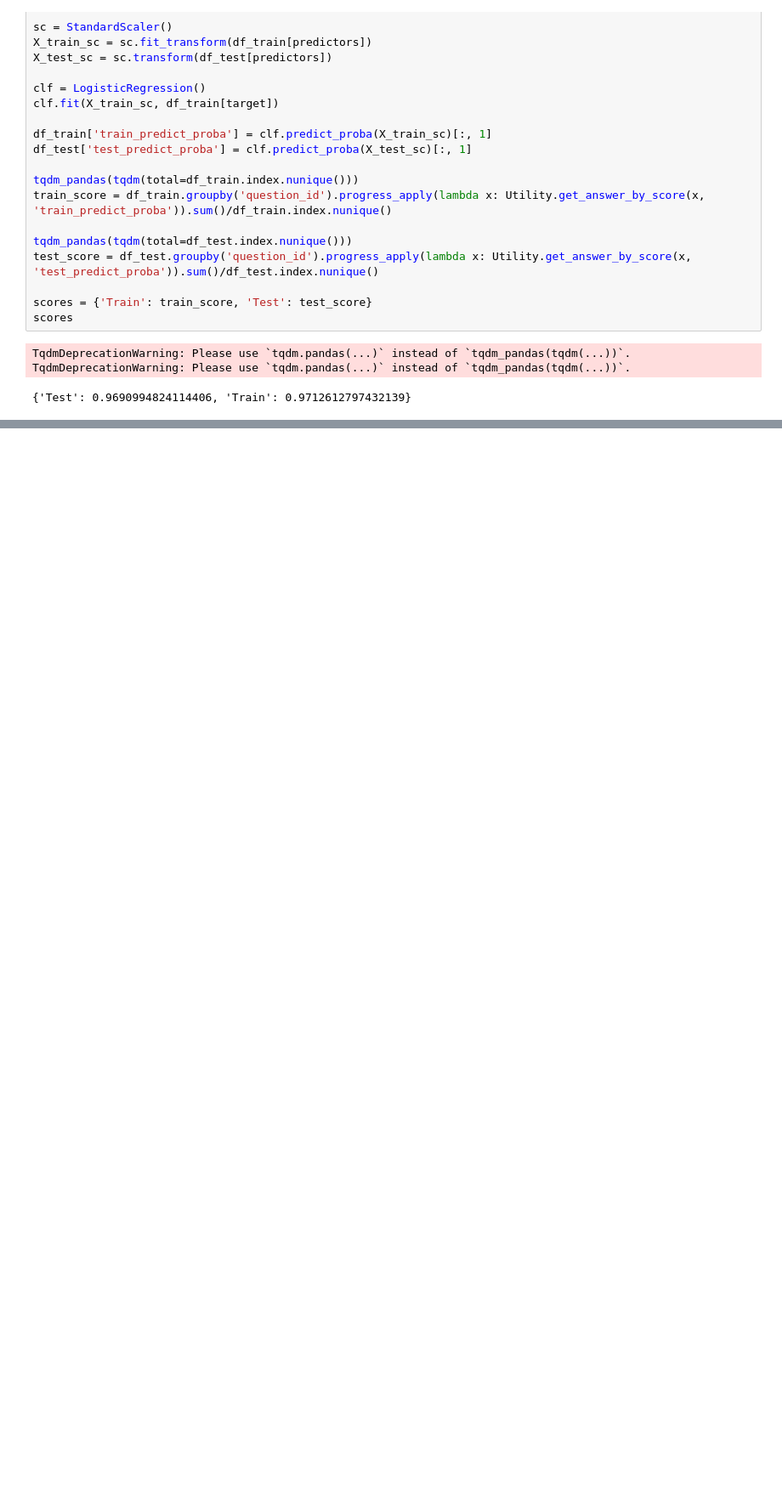
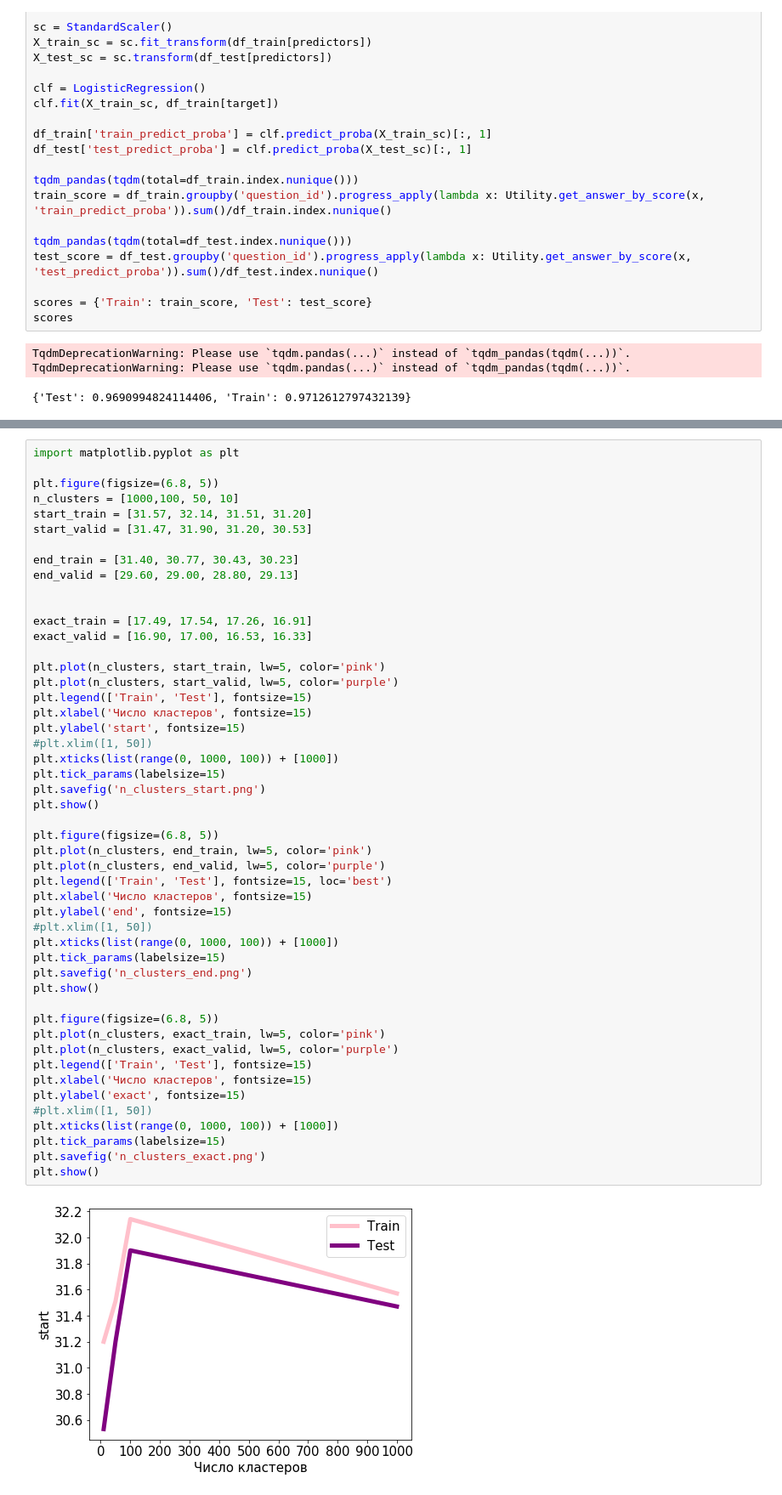
Before and after one commit to soboleva-daria/msu-diploma, a Jupyter notebook: notebooks/main.ipynb, the cells around one changed output, grey strips where cells are left out. Shown at 85% size. Cells and saved outputs as stored; diff of their text form; blank space fills up the shorter version.

```diff
--- a/notebooks/main.ipynb
+++ b/notebooks/main.ipynb
@@ -469,0 +715,51 @@ Index(['bm25f_lem_score', 'bm25f_score', 'doc_number',
+# %%
+import matplotlib.pyplot as plt
+
+plt.figure(figsize=(6.8, 5))
+n_clusters = [1000,100, 50, 10]
+start_train = [31.57, 32.14, 31.51, 31.20]
+start_valid = [31.47, 31.90, 31.20, 30.53]
+
+end_train = [31.40, 30.77, 30.43, 30.23]
+end_valid = [29.60, 29.00, 28.80, 29.13]
+
+
+exact_train = [17.49, 17.54, 17.26, 16.91]
+exact_valid = [16.90, 17.00, 16.53, 16.33]
+
+plt.plot(n_clusters, start_train, lw=5, color='pink')
+plt.plot(n_clusters, start_valid, lw=5, color='purple')
+plt.legend(['Train', 'Test'], fontsize=15)
+plt.xlabel('Число кластеров', fontsize=15)
+plt.ylabel('start', fontsize=15)
+#plt.xlim([1, 50])
+plt.xticks(list(range(0, 1000, 100)) + [1000])
+plt.tick_params(labelsize=15)
+plt.savefig('n_clusters_start.png')
+plt.show()
+
+plt.figure(figsize=(6.8, 5))
+plt.plot(n_clusters, end_train, lw=5, color='pink')
+plt.plot(n_clusters, end_valid, lw=5, color='purple')
+plt.legend(['Train', 'Test'], fontsize=15, loc='best')
+plt.xlabel('Число кластеров', fontsize=15)
+plt.ylabel('end', fontsize=15)
+#plt.xlim([1, 50])
+plt.xticks(list(range(0, 1000, 100)) + [1000])
+plt.tick_params(labelsize=15)
+plt.savefig('n_clusters_end.png')
+plt.show()
+
+plt.figure(figsize=(6.8, 5))
+plt.plot(n_clusters, exact_train, lw=5, color='pink')
+plt.plot(n_clusters, exact_valid, lw=5, color='purple')
+plt.legend(['Train', 'Test'], fontsize=15)
+plt.xlabel('Число кластеров', fontsize=15)
+plt.ylabel('exact', fontsize=15)
+#plt.xlim([1, 50])
+plt.xticks(list(range(0, 1000, 100)) + [1000])
+plt.tick_params(labelsize=15)
+plt.savefig('n_clusters_exact.png')
+plt.show()
+# %% [output]
+[figure, added]
```
Also changed, not shown: parts of 60 cells of this notebook, 2 other files.
